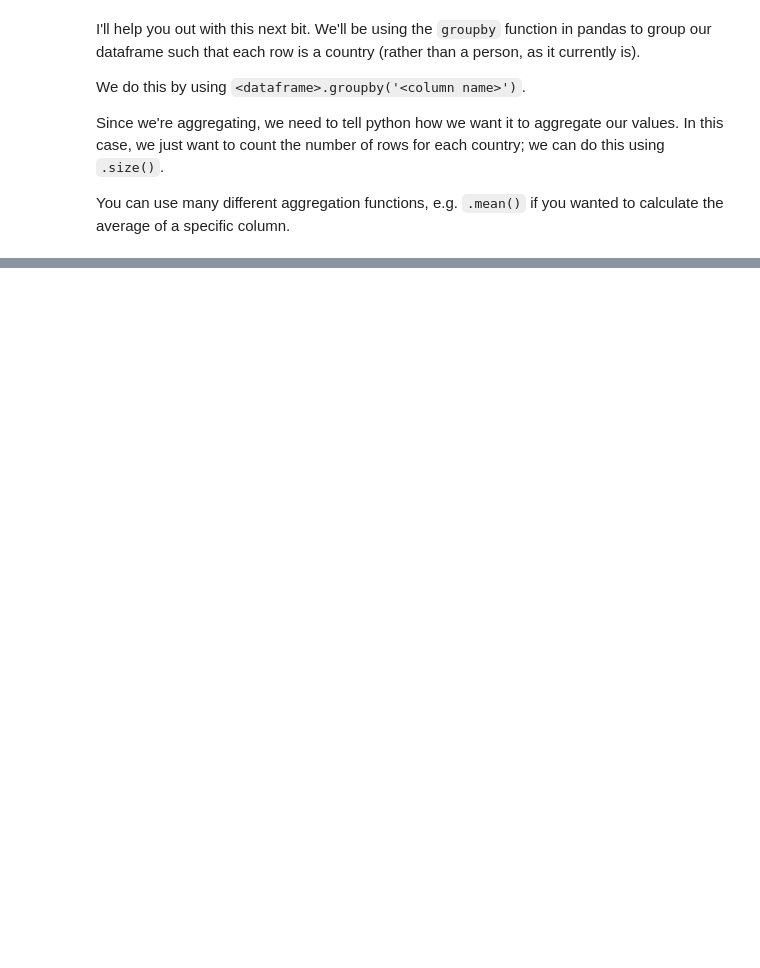
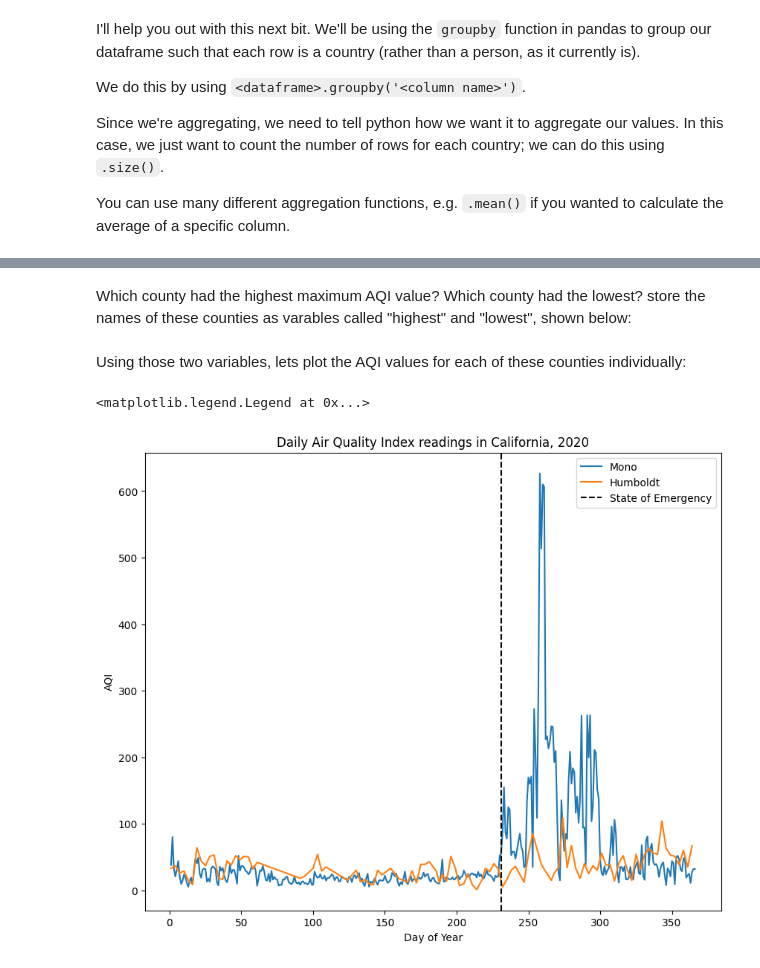
Before and after one commit to selinabdik/QM2, a Jupyter notebook: QM2_Notebook_Summaries.ipynb, the cells around one changed output, grey strips where cells are left out. Saved outputs shown, nothing was run; the diff lists cells and outputs as text; code cells hidden in the pictures; blank space fills up the shorter version.

```diff
--- a/QM2_Notebook_Summaries.ipynb
+++ b/QM2_Notebook_Summaries.ipynb
@@ -621,0 +531,3 @@ dtype: int64
+# %%
+county_daily=df.groupby(['Day','COUNTY',])['AQI'].mean().reset_index()
+county_daily
@@ -621,0 +574,31 @@ dtype: int64
+# %% [markdown]
+Which county had the highest maximum AQI value? Which county had the lowest? store the names of these counties as varables called "highest" and "lowest", shown below:
+# %%
+highest='Mono'
+lowest='Humboldt'
+
+# Filter the county-level daily AQI readings for the worst-affected county
+worst_county=county_daily[county_daily['COUNTY']==highest]
+
+# Filter the county-level daily AQI readings for the least-affected county
+best_county=county_daily[county_daily['COUNTY']==lowest]
+# %% [markdown]
+Using those two variables, lets plot the AQI values for each of these counties individually:
+# %%
+# plot the data from the worst affected county
+plt.plot(worst_county['Day'], worst_county['AQI'], label=highest)
+
+# plot the data from the least affected county
+plt.plot(best_county['Day'], best_county['AQI'], label=lowest)
+
+#add title and axis labels
+plt.title('Daily Air Quality Index readings in California, 2020')
+plt.ylabel('AQI')
+plt.xlabel('Day of Year')
+
+# add a dashed black line on August 18th (the 231st day of the year)
+plt.axvline(231, color='black', linestyle='--', label='State of Emergency')
+plt.legend()
+# %% [output]
+<matplotlib.legend.Legend at 0x...>
+[figure, added]
```
Also changed, not shown: parts of 77 cells of this notebook.
